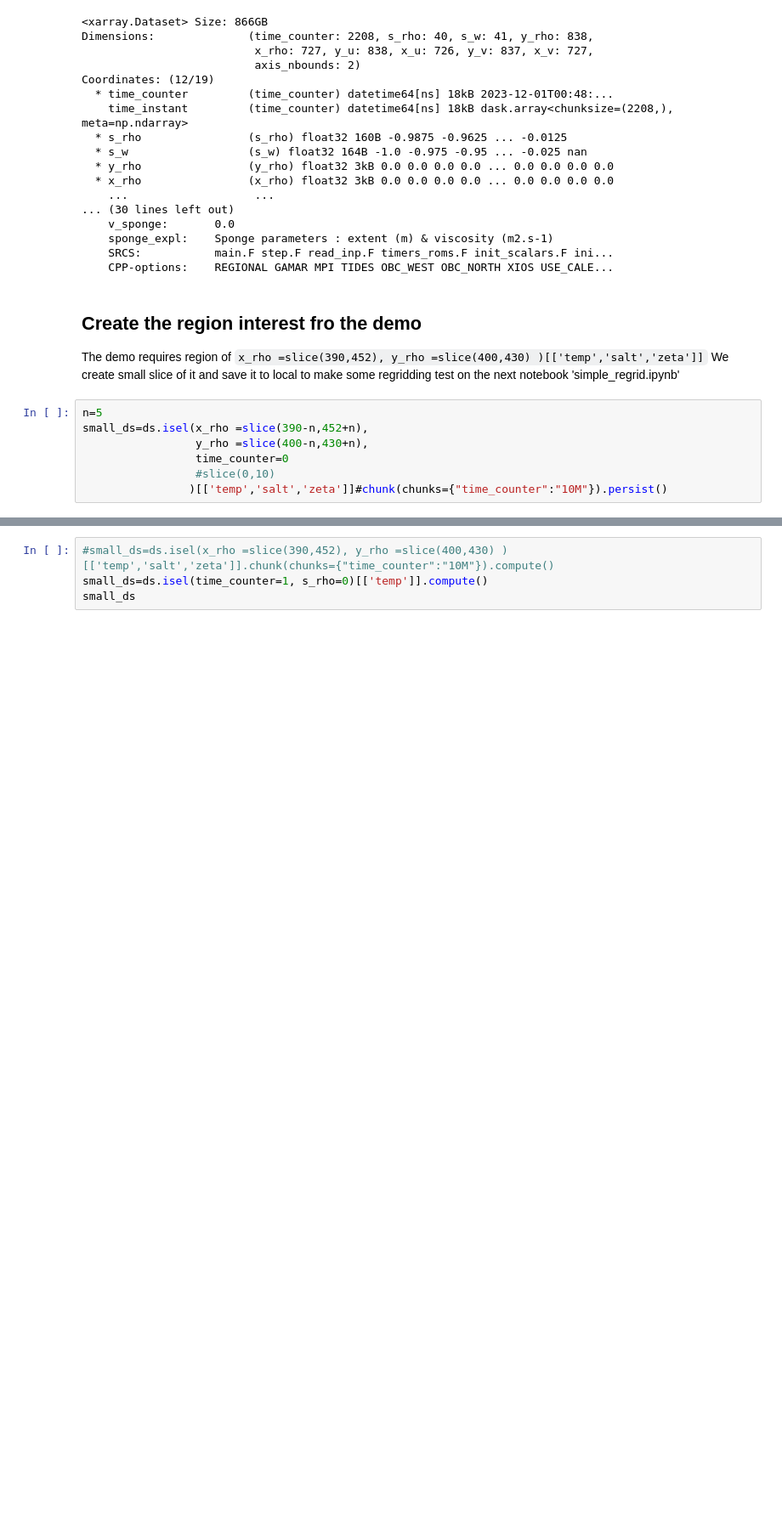
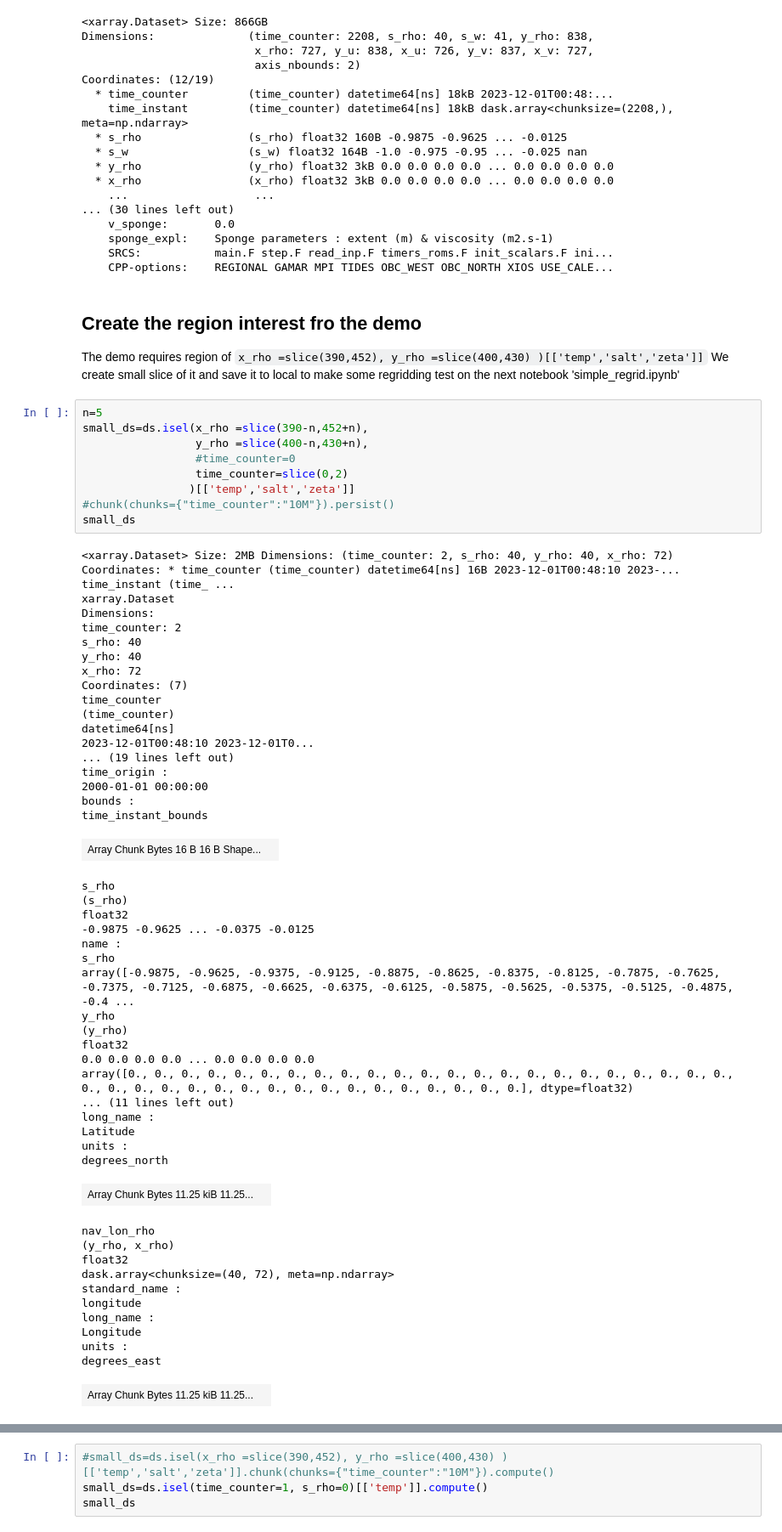
Before and after one commit to FAIR2Adapt/softwares_RIOMAR, a Jupyter notebook: notebook/Prep_regrid.ipynb, the cells around one changed output, grey strips where cells are left out. Shown at 85% size. Cells and saved outputs as stored; diff of their text form; blank space fills up the shorter version.

```diff
--- a/notebook/Prep_regrid.ipynb
+++ b/notebook/Prep_regrid.ipynb
@@ -130,7 +131,57 @@ We create small slice of it and save it to local to make some regridding test on
 # %%
 n=5
 small_ds=ds.isel(x_rho =slice(390-n,452+n),
                  y_rho =slice(400-n,430+n),
-                 time_counter=0
-                 #slice(0,10)
-                )[['temp','salt','zeta']]#chunk(chunks={"time_counter":"10M"}).persist()
+                 #time_counter=0
+                 time_counter=slice(0,2)
+                )[['temp','salt','zeta']]
+#chunk(chunks={"time_counter":"10M"}).persist()
+small_ds
+# %% [output]
+<xarray.Dataset> Size: 2MB Dimensions: (time_counter: 2, s_rho: 40, y_rho: 40, x_rho: 72) Coordinates: * time_counter (time_counter) datetime64[ns] 16B 2023-12-01T00:48:10 2023-... time_instant (time_ ...
+xarray.Dataset
+Dimensions:
+time_counter: 2
+s_rho: 40
+y_rho: 40
+x_rho: 72
+Coordinates: (7)
+time_counter
+(time_counter)
+datetime64[ns]
+2023-12-01T00:48:10 2023-12-01T0...
+... (19 lines left out)
+time_origin :
+2000-01-01 00:00:00
+bounds :
+time_instant_bounds
+| Array Chunk Bytes 16 B 16 B Shape... |  |
+s_rho
+(s_rho)
+float32
+-0.9875 -0.9625 ... -0.0375 -0.0125
+name :
+s_rho
+array([-0.9875, -0.9625, -0.9375, -0.9125, -0.8875, -0.8625, -0.8375, -0.8125, -0.7875, -0.7625, -0.7375, -0.7125, -0.6875, -0.6625, -0.6375, -0.6125, -0.5875, -0.5625, -0.5375, -0.5125, -0.4875, -0.4 ...
+y_rho
+(y_rho)
+float32
+0.0 0.0 0.0 0.0 ... 0.0 0.0 0.0 0.0
+array([0., 0., 0., 0., 0., 0., 0., 0., 0., 0., 0., 0., 0., 0., 0., 0., 0., 0., 0., 0., 0., 0., 0., 0., 0., 0., 0., 0., 0., 0., 0., 0., 0., 0., 0., 0., 0., 0., 0., 0.], dtype=float32)
+... (11 lines left out)
+long_name :
+Latitude
+units :
+degrees_north
+| Array Chunk Bytes 11.25 kiB 11.25... |  |
+nav_lon_rho
+(y_rho, x_rho)
+float32
+dask.array<chunksize=(40, 72), meta=np.ndarray>
+standard_name :
+longitude
+long_name :
+Longitude
+units :
+degrees_east
+| Array Chunk Bytes 11.25 kiB 11.25... |  |
```
Also changed, not shown: parts of 6 cells of this notebook, 1 other file.
